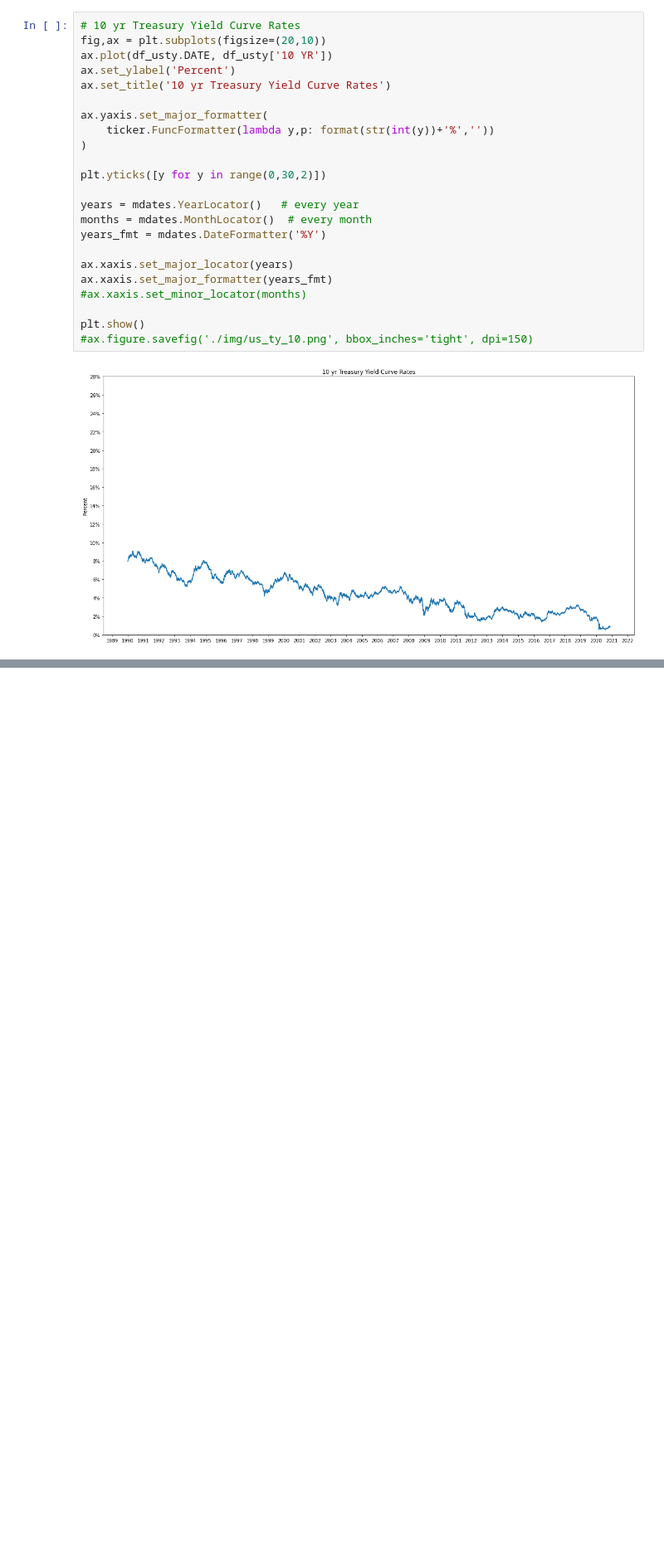
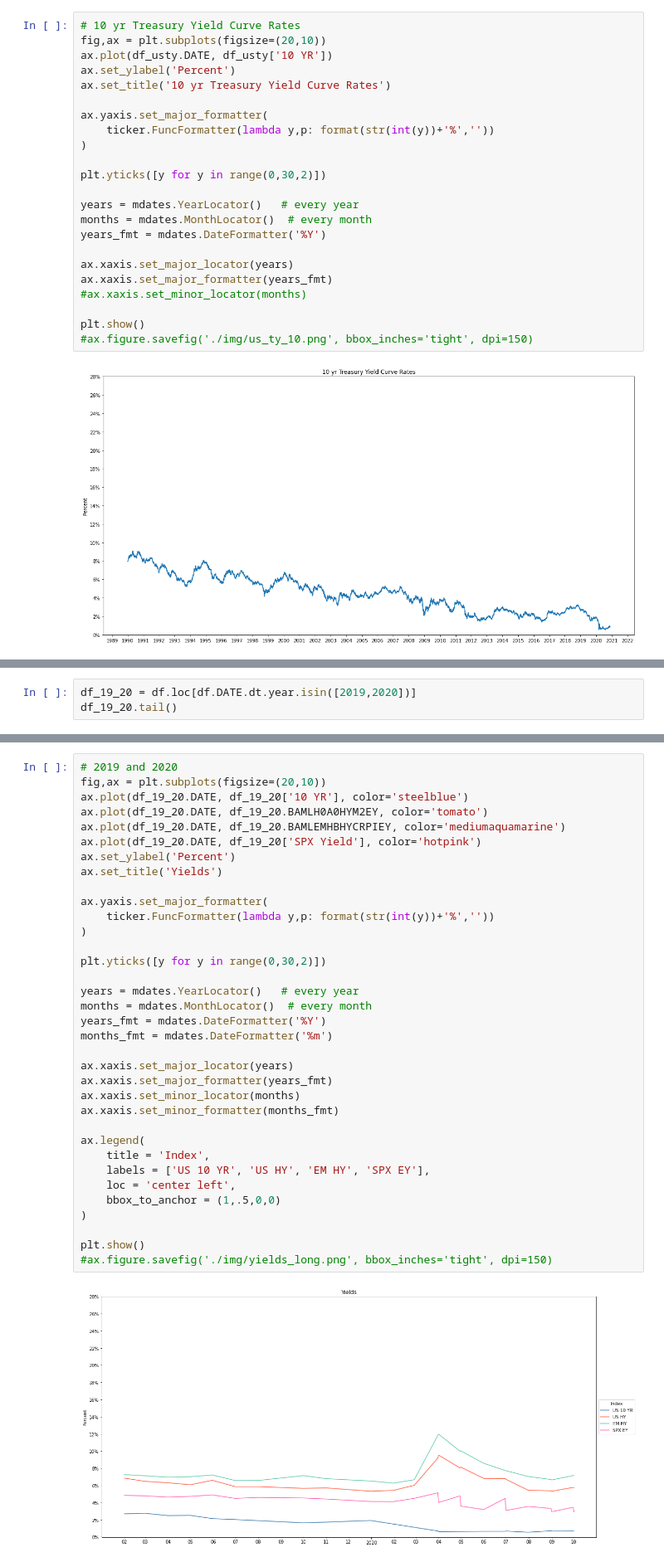
Before and after one commit to AmitSamra/Bonds, a Jupyter notebook: bonds.ipynb, the cells around one changed output, grey strips where cells are left out. Shown at 83% size. Saved outputs shown, nothing was run; the diff lists cells and outputs as text; blank space fills up the shorter version.

```diff
--- a/bonds.ipynb
+++ b/bonds.ipynb
@@ -283,0 +395,3 @@ plt.show()
+# %%
+df_19_20 = df.loc[df.DATE.dt.year.isin([2019,2020])]
+df_19_20.tail()
@@ -283,0 +405,37 @@ plt.show()
+# %%
+# 2019 and 2020
+fig,ax = plt.subplots(figsize=(20,10))
+ax.plot(df_19_20.DATE, df_19_20['10 YR'], color='steelblue')
+ax.plot(df_19_20.DATE, df_19_20.BAMLH0A0HYM2EY, color='tomato')
+ax.plot(df_19_20.DATE, df_19_20.BAMLEMHBHYCRPIEY, color='mediumaquamarine')
+ax.plot(df_19_20.DATE, df_19_20['SPX Yield'], color='hotpink')
+ax.set_ylabel('Percent')
+ax.set_title('Yields')
+
+ax.yaxis.set_major_formatter(
+    ticker.FuncFormatter(lambda y,p: format(str(int(y))+'%',''))
+)
+
+plt.yticks([y for y in range(0,30,2)])
+
+years = mdates.YearLocator()   # every year
+months = mdates.MonthLocator()  # every month
+years_fmt = mdates.DateFormatter('%Y')
+months_fmt = mdates.DateFormatter('%m')
+
+ax.xaxis.set_major_locator(years)
+ax.xaxis.set_major_formatter(years_fmt)
+ax.xaxis.set_minor_locator(months)
+ax.xaxis.set_minor_formatter(months_fmt)
+
+ax.legend(
+    title = 'Index',
+    labels = ['US 10 YR', 'US HY', 'EM HY', 'SPX EY'],
+    loc = 'center left',
+    bbox_to_anchor = (1,.5,0,0)
+)
+
+plt.show()
+#ax.figure.savefig('./img/yields_long.png', bbox_inches='tight', dpi=150)
+# %% [output]
+[figure, added]
```
Also changed, not shown: parts of 10 cells of this notebook.
